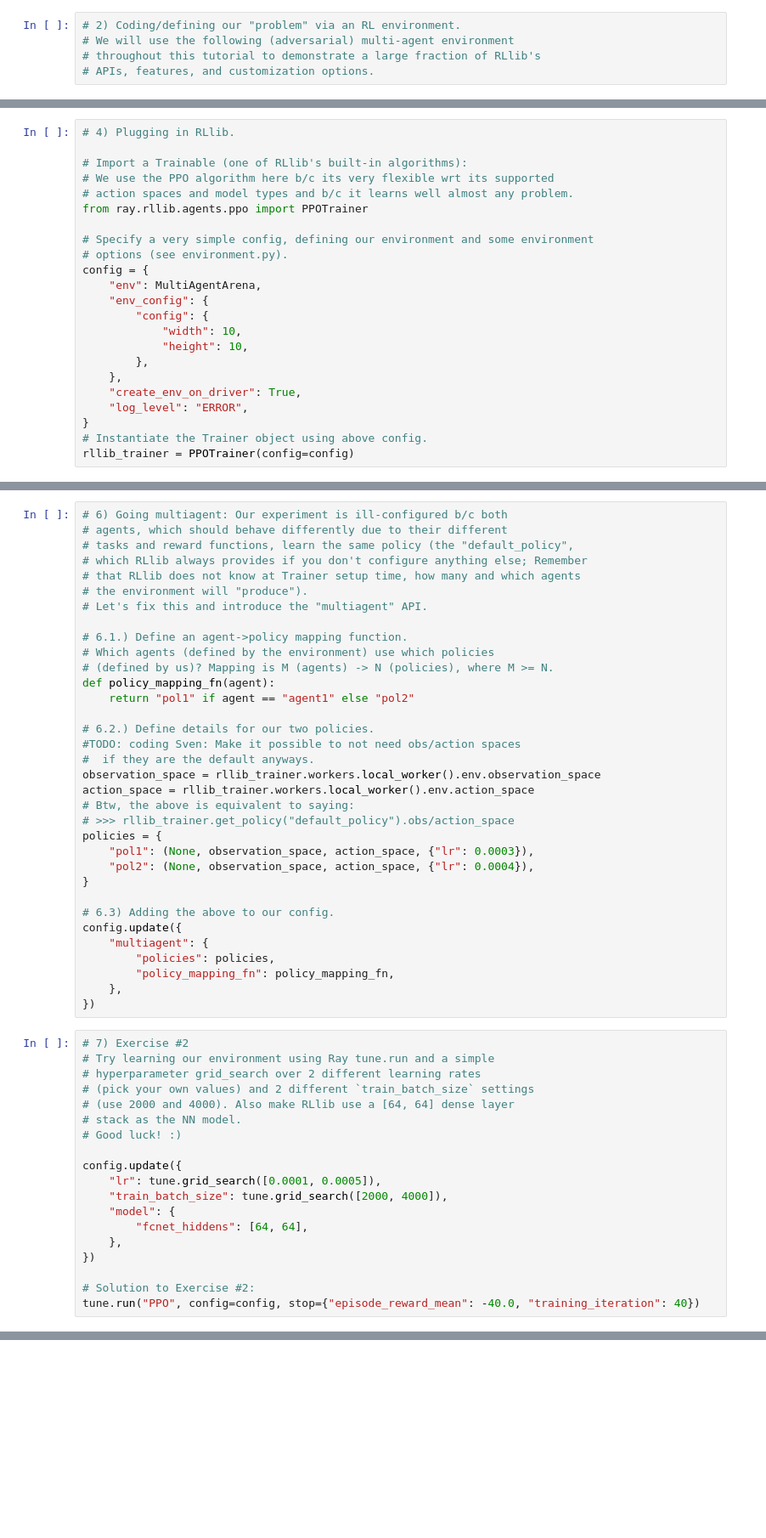
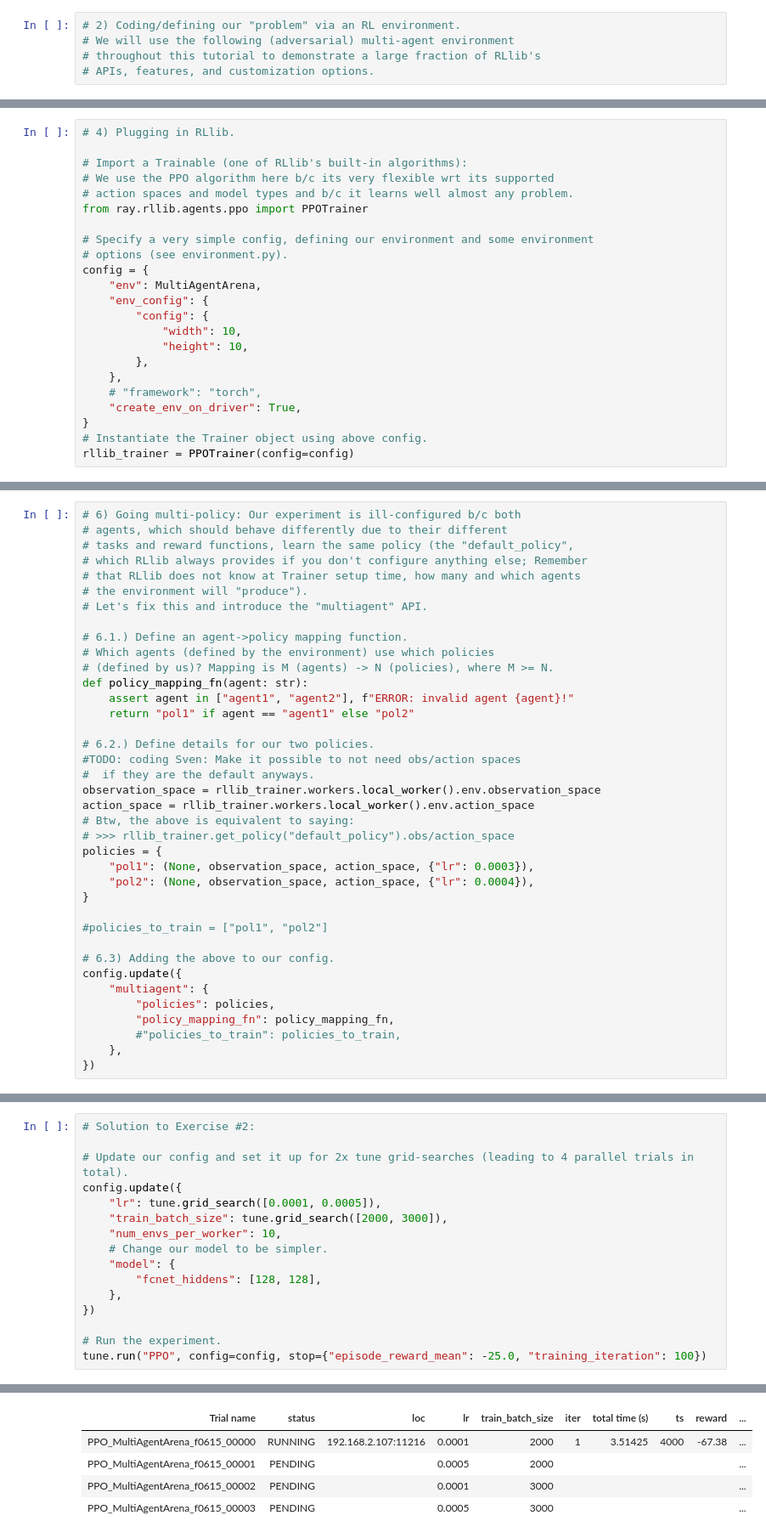
Before and after one commit to sven1977/rllib_tutorials, a Jupyter notebook: ray_summit_2021/tutorial_notebook.ipynb, the cells around one changed output, grey strips where cells are left out. Shown at 85% size. Drawn from its saved outputs; the diff is of its cells as text; blank space fills up the shorter version.

```diff
--- a/ray_summit_2021/tutorial_notebook.ipynb
+++ b/ray_summit_2021/tutorial_notebook.ipynb
@@ -260,8 +318,8 @@ config = {
             "height": 10,
         },
     },
+    # "framework": "torch",
     "create_env_on_driver": True,
-    "log_level": "ERROR",
 }
 # Instantiate the Trainer object using above config.
 rllib_trainer = PPOTrainer(config=config)
@@ -363,5 +723,5 @@ print(results)
 # %%
-# 6) Going multiagent: Our experiment is ill-configured b/c both
+# 6) Going multi-policy: Our experiment is ill-configured b/c both
 # agents, which should behave differently due to their different
 # tasks and reward functions, learn the same policy (the "default_policy",
 # which RLlib always provides if you don't configure anything else; Remember
@@ -372,7 +732,8 @@ print(results)
 # 6.1.) Define an agent->policy mapping function.
 # Which agents (defined by the environment) use which policies
 # (defined by us)? Mapping is M (agents) -> N (policies), where M >= N.
-def policy_mapping_fn(agent):
+def policy_mapping_fn(agent: str):
+    assert agent in ["agent1", "agent2"], f"ERROR: invalid agent {agent}!"
     return "pol1" if agent == "agent1" else "pol2"
 
 # 6.2.) Define details for our two policies.
@@ -387,29 +748,13 @@ policies = {
     "pol2": (None, observation_space, action_space, {"lr": 0.0004}),
 }
 
+#policies_to_train = ["pol1", "pol2"]
+
 # 6.3) Adding the above to our config.
 config.update({
     "multiagent": {
         "policies": policies,
         "policy_mapping_fn": policy_mapping_fn,
+        #"policies_to_train": policies_to_train,
     },
 })
-# %%
-# 7) Exercise #2
-# Try learning our environment using Ray tune.run and a simple
-# hyperparameter grid_search over 2 different learning rates
-# (pick your own values) and 2 different `train_batch_size` settings
-# (use 2000 and 4000). Also make RLlib use a [64, 64] dense layer
-# stack as the NN model.
-# Good luck! :)
-
-config.update({
-    "lr": tune.grid_search([0.0001, 0.0005]),
-    "train_batch_size": tune.grid_search([2000, 4000]),
-    "model": {
-        "fcnet_hiddens": [64, 64],
-    },
-})
-
-# Solution to Exercise #2:
-tune.run("PPO", config=config, stop={"episode_reward_mean": -40.0, "training_iteration": 40})
@@ -415,0 +780,17 @@ tune.run("PPO", config=config, stop={"episode_reward_mean": -40.0, "training_ite
+# %%
+# Solution to Exercise #2:
+
+# Update our config and set it up for 2x tune grid-searches (leading to 4 parallel trials in total).
+config.update({
+    "lr": tune.grid_search([0.0001, 0.0005]),
+    "train_batch_size": tune.grid_search([2000, 3000]),
+    "num_envs_per_worker": 10,
+    # Change our model to be simpler.
+    "model": {
+        "fcnet_hiddens": [128, 128],
+    },
+})
+
+# Run the experiment.
+tune.run("PPO", config=config, stop={"episode_reward_mean": -25.0, "training_iteration": 100})
+# %% [output]
@@ -415,0 +860,5 @@ tune.run("PPO", config=config, stop={"episode_reward_mean": -40.0, "training_ite
+| Trial name | status | loc | lr | train_batch_size | iter | total time (s) | ts | reward | ... |
+| PPO_MultiAgentArena_f0615_00000 | RUNNING | 192.168.2.107:11216 | 0.0001 | 2000 | 1 | 3.51425 | 4000 | -67.38 | ... |
+| PPO_MultiAgentArena_f0615_00001 | PENDING |  | 0.0005 | 2000 |  |  |  |  | ... |
+| PPO_MultiAgentArena_f0615_00002 | PENDING |  | 0.0001 | 3000 |  |  |  |  | ... |
+| PPO_MultiAgentArena_f0615_00003 | PENDING |  | 0.0005 | 3000 |  |  |  |  | ... |
```
Also changed, not shown: parts of 24 cells of this notebook.
